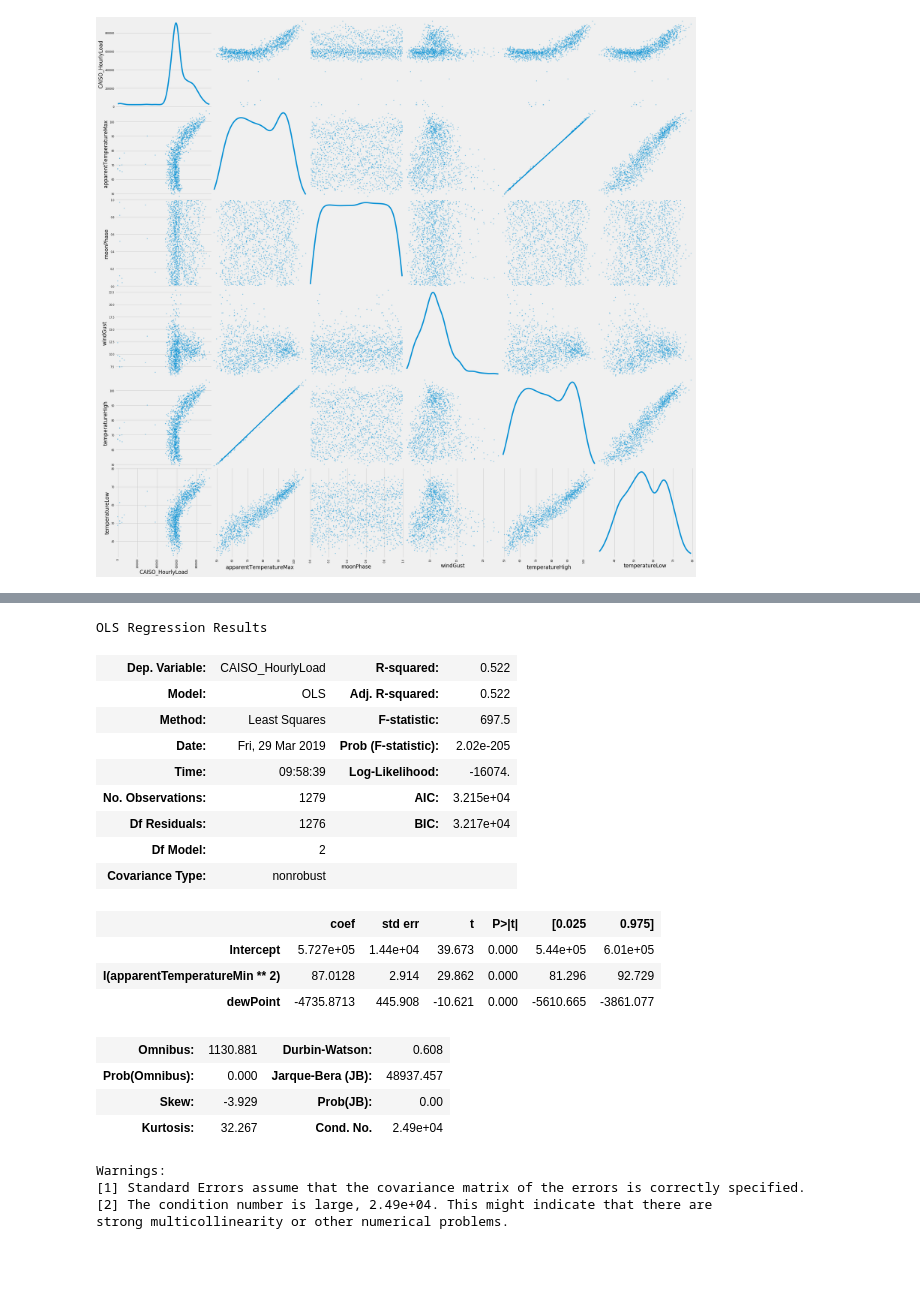
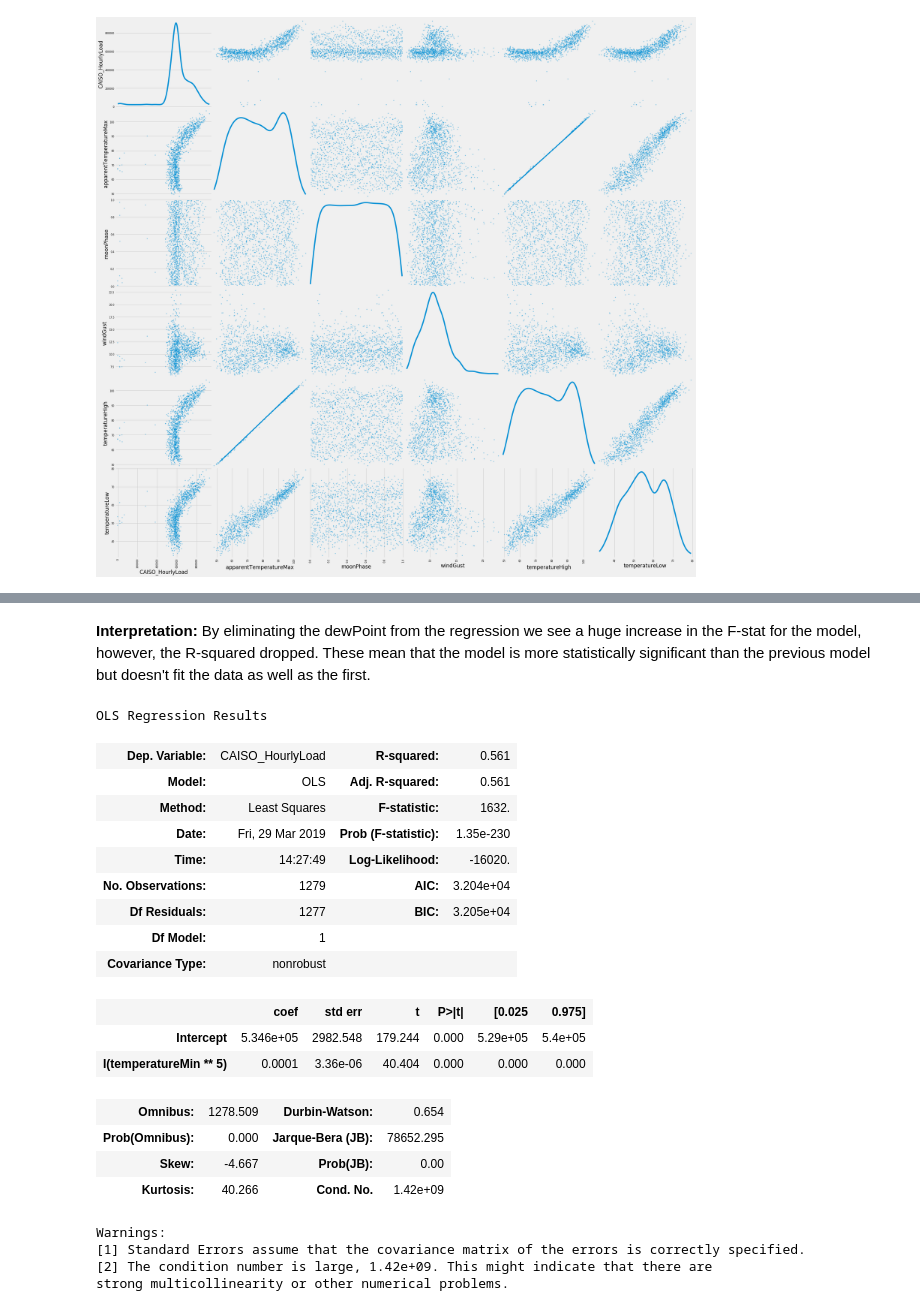
Before and after one commit to JohnWMuhs/2019-datascience-project, a Jupyter notebook: _ProjectNotebook-Master.ipynb, the cells around one changed output, grey strips where cells are left out. Saved outputs shown, nothing was run; the diff lists cells and outputs as text; code cells hidden in the pictures; blank space fills up the shorter version.

```diff
--- a/_ProjectNotebook-Master.ipynb
+++ b/_ProjectNotebook-Master.ipynb
@@ -403,28 +408,29 @@ OLS Regression Results
 Warnings:
 [1] Standard Errors assume that the covariance matrix of the errors is correctly specified.
+# %% [markdown]
+**Interpretation:** By eliminating the dewPoint from the regression we see a huge increase in the F-stat for the model,  however, the R-squared dropped. These mean that the model is more statistically significant than the previous model but doesn't fit the data as well as the first.
 # %%
-ols3 = sm.ols(formula="CAISO_HourlyLoad ~ I(apparentTemperatureMin ** 2) + dewPoint", data=dfX).fit()
+ols3 = sm.ols(formula="CAISO_HourlyLoad ~ I(temperatureMin ** 5)", data=dfX).fit()
 ols3.summary()
 # %% [output]
 OLS Regression Results
-| Dep. Variable: | CAISO_HourlyLoad | R-squared: | 0.522 |
-| Model: | OLS | Adj. R-squared: | 0.522 |
-| Method: | Least Squares | F-statistic: | 697.5 |
-| Date: | Fri, 29 Mar 2019 | Prob (F-statistic): | 2.02e-205 |
-| Time: | 09:58:39 | Log-Likelihood: | -16074. |
-| No. Observations: | 1279 | AIC: | 3.215e+04 |
-| Df Residuals: | 1276 | BIC: | 3.217e+04 |
-| Df Model: | 2 |  |  |
+| Dep. Variable: | CAISO_HourlyLoad | R-squared: | 0.561 |
+| Model: | OLS | Adj. R-squared: | 0.561 |
+| Method: | Least Squares | F-statistic: | 1632. |
+| Date: | Fri, 29 Mar 2019 | Prob (F-statistic): | 1.35e-230 |
+| Time: | 14:27:49 | Log-Likelihood: | -16020. |
+| No. Observations: | 1279 | AIC: | 3.204e+04 |
+| Df Residuals: | 1277 | BIC: | 3.205e+04 |
+| Df Model: | 1 |  |  |
 | Covariance Type: | nonrobust |  |  |
 |  | coef | std err | t | P>|t| | [0.025 | 0.975] |
-| Intercept | 5.727e+05 | 1.44e+04 | 39.673 | 0.000 | 5.44e+05 | 6.01e+05 |
-| I(apparentTemperatureMin ** 2) | 87.0128 | 2.914 | 29.862 | 0.000 | 81.296 | 92.729 |
-| dewPoint | -4735.8713 | 445.908 | -10.621 | 0.000 | -5610.665 | -3861.077 |
+| Intercept | 5.346e+05 | 2982.548 | 179.244 | 0.000 | 5.29e+05 | 5.4e+05 |
+| I(temperatureMin ** 5) | 0.0001 | 3.36e-06 | 40.404 | 0.000 | 0.000 | 0.000 |
-| Omnibus: | 1130.881 | Durbin-Watson: | 0.608 |
-| Prob(Omnibus): | 0.000 | Jarque-Bera (JB): | 48937.457 |
-| Skew: | -3.929 | Prob(JB): | 0.00 |
-| Kurtosis: | 32.267 | Cond. No. | 2.49e+04 |
+| Omnibus: | 1278.509 | Durbin-Watson: | 0.654 |
+| Prob(Omnibus): | 0.000 | Jarque-Bera (JB): | 78652.295 |
+| Skew: | -4.667 | Prob(JB): | 0.00 |
+| Kurtosis: | 40.266 | Cond. No. | 1.42e+09 |
 Warnings:
 [1] Standard Errors assume that the covariance matrix of the errors is correctly specified.
-[2] The condition number is large, 2.49e+04. This might indicate that there are
+[2] The condition number is large, 1.42e+09. This might indicate that there are
 strong multicollinearity or other numerical problems.
```
Also changed, not shown: parts of 17 cells of this notebook, 1 other file.
